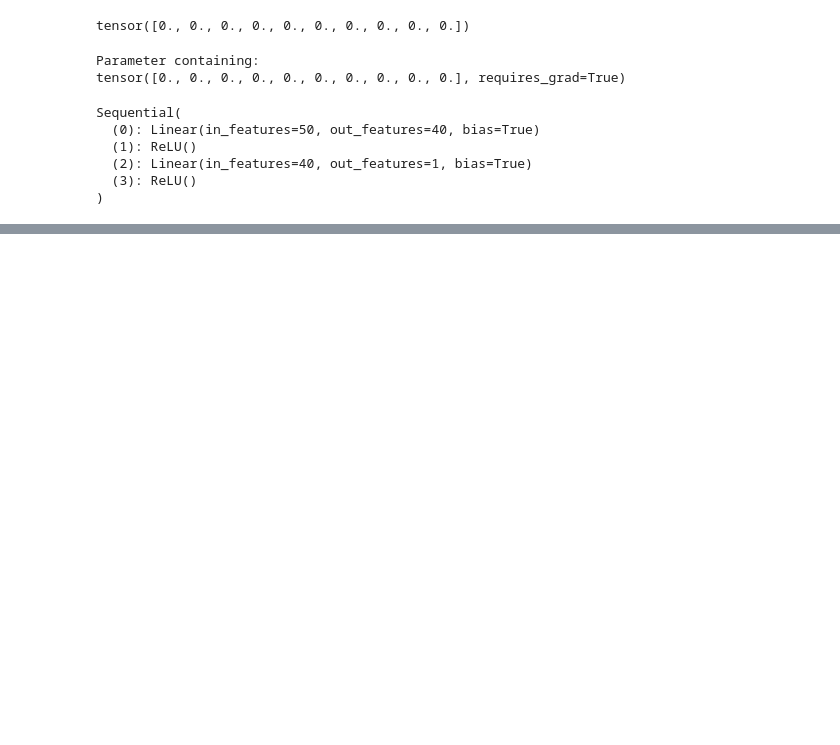
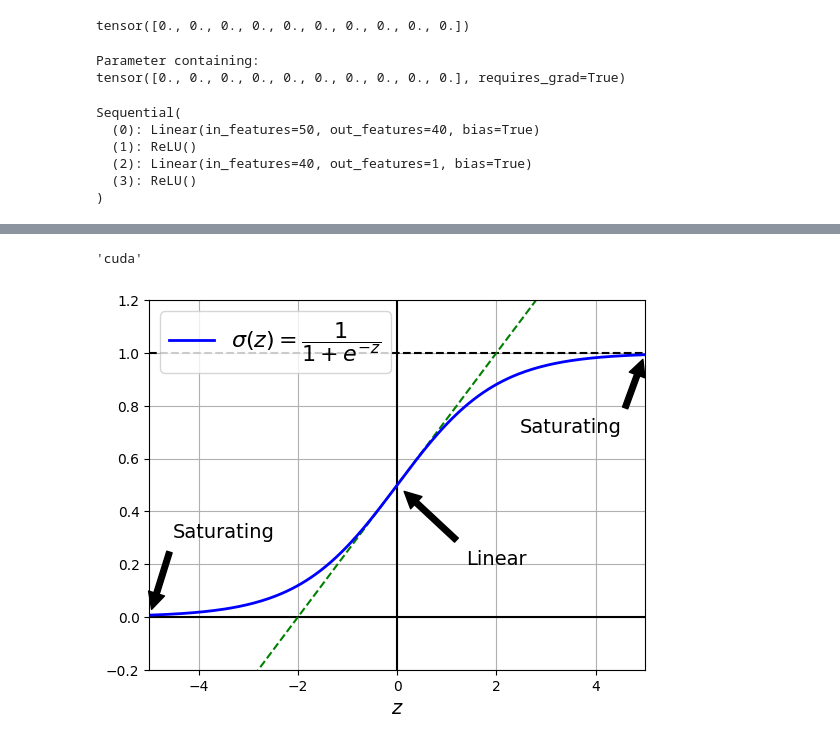
Before and after one commit to nvay/Homl, a Jupyter notebook: Chapter_11.ipynb, the cells around one changed output, grey strips where cells are left out. Drawn from its saved outputs; the diff is of its cells as text; code cells hidden in the pictures; blank space fills up the shorter version.

```diff
--- a/Chapter_11.ipynb
+++ b/Chapter_11.ipynb
@@ -59,0 +146,50 @@ tensor([[-0.2324,  0.0322,  0.1200,  ...,  0.0033, -0.3104, -0.0831],
+# %%
+if torch.cuda.is_available():
+    device = "cuda"
+elif torch.backends.mps.is_available():
+    device = "mps"
+else:
+    device = "cpu"
+
+device
+# %% [output]
+'cuda'
+# %%
+import matplotlib.pyplot as plt
+
+plt.rc('font', size=14)
+plt.rc('axes', labelsize=14, titlesize=14)
+plt.rc('legend', fontsize=14)
+plt.rc('xtick', labelsize=10)
+plt.rc('ytick', labelsize=10)
+# %%
+# extra code – this cell generates Figure 11–1
+
+import numpy as np
+
+def sigmoid(z):
+    return 1 / (1 + np.exp(-z))
+
+z = np.linspace(-5, 5, 200)
+
+plt.plot([-5, 5], [0, 0], 'k-')
+plt.plot([-5, 5], [1, 1], 'k--')
+plt.plot([0, 0], [-0.2, 1.2], 'k-')
+plt.plot([-5, 5], [-3/4, 7/4], 'g--')
+plt.plot(z, sigmoid(z), "b-", linewidth=2,
+         label=r"$\sigma(z) = \dfrac{1}{1+e^{-z}}$")
+props = dict(facecolor='black', shrink=0.1)
+plt.annotate('Saturating', xytext=(3.5, 0.7), xy=(5, 1), arrowprops=props,
+             fontsize=14, ha="center")
+plt.annotate('Saturating', xytext=(-3.5, 0.3), xy=(-5, 0), arrowprops=props,
+             fontsize=14, ha="center")
+plt.annotate('Linear', xytext=(2, 0.2), xy=(0, 0.5), arrowprops=props,
+             fontsize=14, ha="center")
+plt.grid(True)
+plt.axis([-5, 5, -0.2, 1.2])
+plt.xlabel("$z$")
+plt.legend(loc="upper left", fontsize=16)
+
+plt.show()
+# %% [output]
+[figure, added]
```
Also changed, not shown: parts of 96 cells of this notebook, 1 other file.
